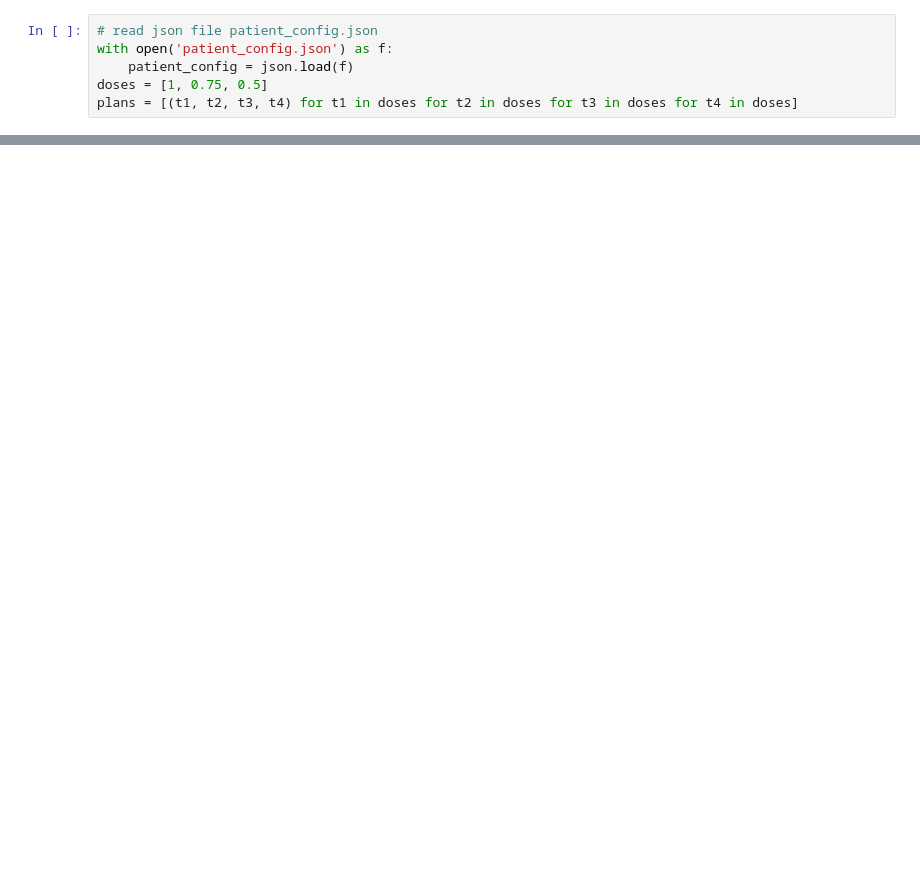
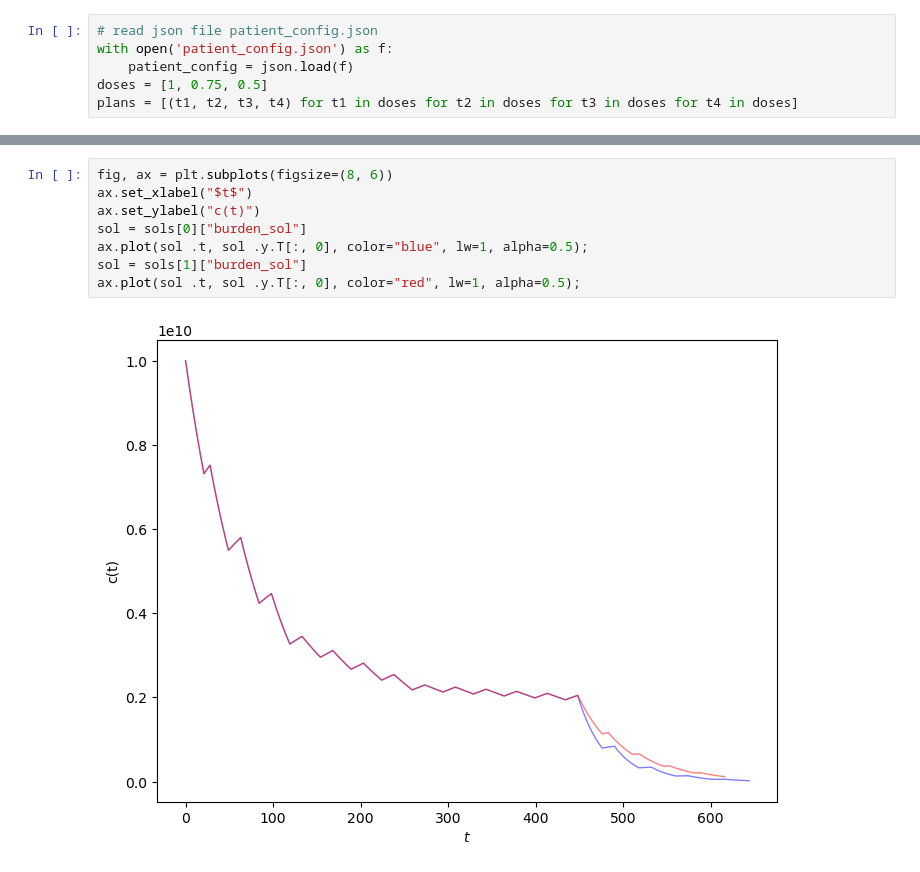
Before and after one commit to tony1747/patient-informed-decision-tool, a Jupyter notebook: main.ipynb, the cells around one changed output, grey strips where cells are left out. Saved outputs shown, nothing was run; the diff lists cells and outputs as text; blank space fills up the shorter version.

```diff
--- a/main.ipynb
+++ b/main.ipynb
@@ -104,0 +116,10 @@ sols[i]
+# %%
+fig, ax = plt.subplots(figsize=(8, 6))
+ax.set_xlabel("$t$")
+ax.set_ylabel("c(t)")
+sol = sols[0]["burden_sol"]
+ax.plot(sol .t, sol .y.T[:, 0], color="blue", lw=1, alpha=0.5);
+sol = sols[1]["burden_sol"]
+ax.plot(sol .t, sol .y.T[:, 0], color="red", lw=1, alpha=0.5);
+# %% [output]
+[figure, added]
```
Also changed, not shown: parts of 10 cells of this notebook, 3 other files.
